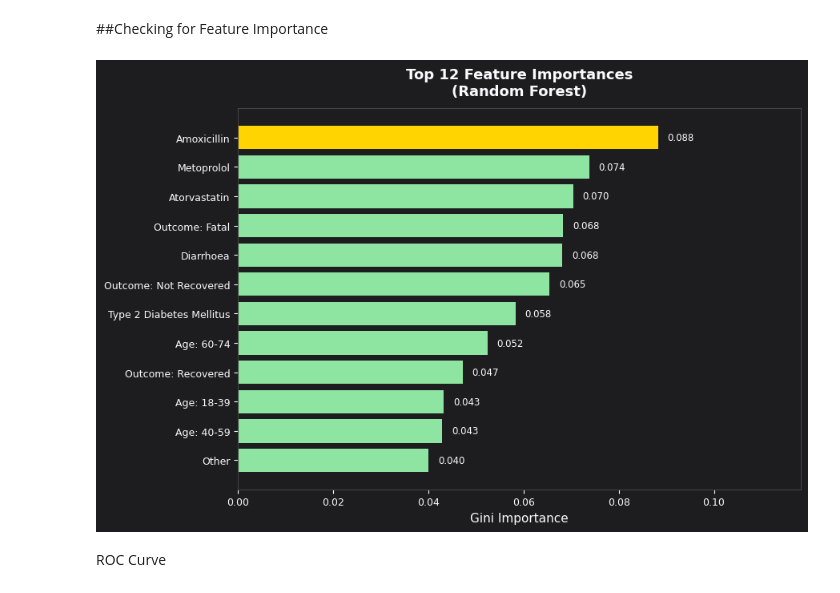
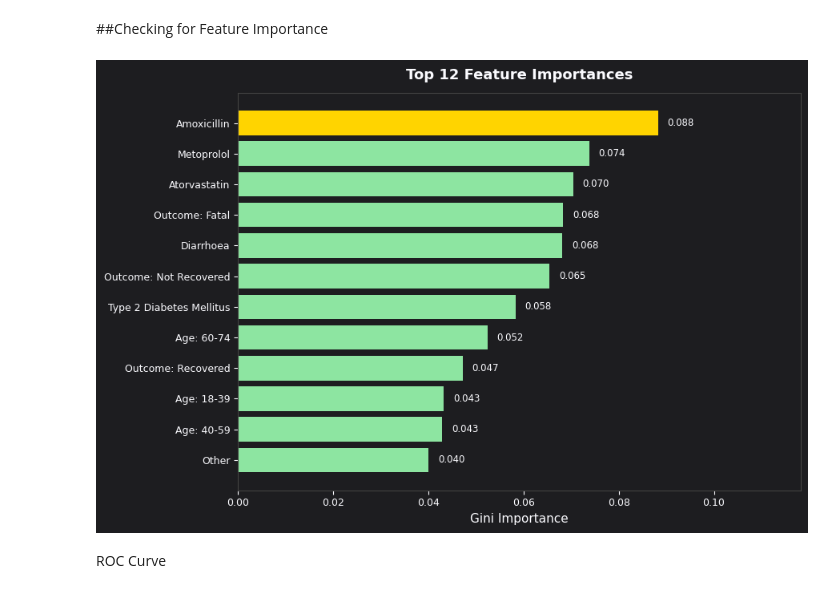
Before and after one commit to Sarkis55/Drug-Risk-Analysis, a Jupyter notebook: Drug_Adverse_Event_Analysis_and_Risk_Profiling.ipynb, the cells around one changed output. Drawn from its saved outputs; the diff is of its cells as text; code cells hidden in the pictures.

```diff
--- a/Drug_Adverse_Event_Analysis_and_Risk_Profiling.ipynb
+++ b/Drug_Adverse_Event_Analysis_and_Risk_Profiling.ipynb
@@ -135,6 +135,8 @@ invalid_age_mask = (df["patient_age"] < 0) | (df["patient_age"] > 120)
 n_invalid_age = invalid_age_mask.sum()
 df.loc[invalid_age_mask, "patient_age"] = np.nan
 
+df['patient_age'] = df['patient_age'].groupby(df['drug']).transform(lambda x: x.fillna(x.median()))
+
 # --- 8. Keep only needed columns ---
 cleaned_df = df[[
     "drug", "drug_name", "patient_age", "sex",
@@ -693,35 +699,35 @@ _labels = (
     _top_fi["feature"]
     .str.replace("drug_", "", regex=False)
     .str.replace("rxn_", "", regex=False)
     .str.replace("outcome_", "Outcome: ", regex=False)
     .str.replace("age_", "Age: ", regex=False)
     .str.replace("sex_", "Sex: ", regex=False)
 )
 
 _colors = [HIGHLIGHT if i == len(_top_fi) - 1 else BAR_COLOR for i in range(len(_top_fi))]
 
 fi_chart, ax = plt.subplots(figsize=(9, 6))
 fi_chart.patch.set_facecolor(BG)
 ax.set_facecolor(BG)
 
 bars = ax.barh(_labels, _top_fi["importance"], color=_colors, edgecolor="none")
 
 # Value labels
 for bar in bars:
     w = bar.get_width()
     ax.text(w + 0.002, bar.get_y() + bar.get_height() / 2,
             f"{w:.3f}", va="center", ha="left", color=TEXT, fontsize=8.5)
 
 ax.set_xlabel("Gini Importance", color=TEXT, fontsize=11)
-ax.set_title("Top 12 Feature Importances\n(Random Forest)", color=TEXT, fontsize=13, fontweight="bold", pad=12)
+ax.set_title("Top 12 Feature Importances", color=TEXT, fontsize=13, fontweight="bold", pad=12)
 ax.tick_params(colors=TEXT, labelsize=9)
 ax.set_xlim(0, _top_fi["importance"].max() + 0.03)
 for spine in ax.spines.values():
     spine.set_edgecolor("#444")
 
 fi_chart.tight_layout()
 # %% [output]
-[figure, old version]
+[figure, new version]
 # %% [markdown]
 ROC Curve
 # %%
```
Also changed, not shown: parts of 3 cells of this notebook.
